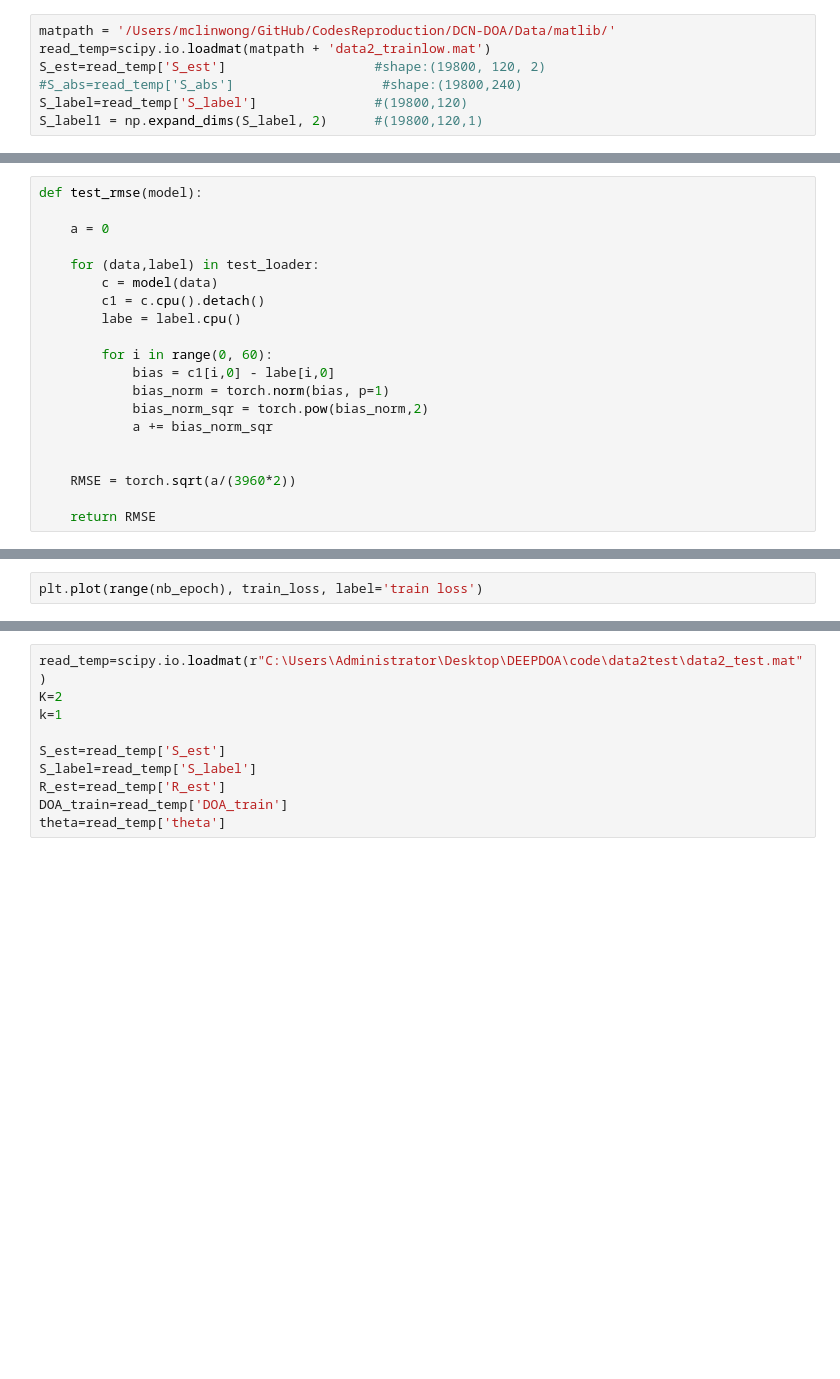
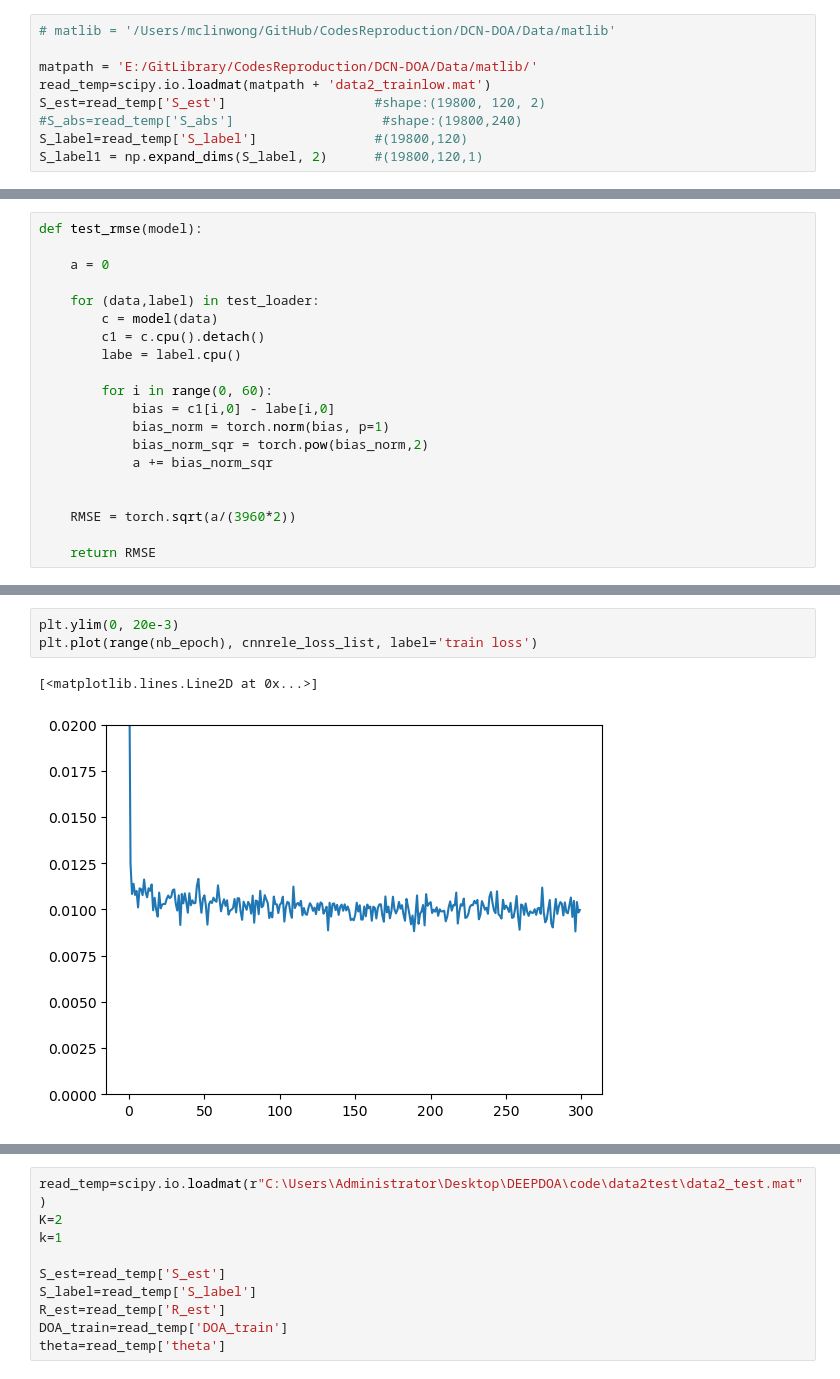
Before and after one commit to McLinWxl/CodesReproduction, a Jupyter notebook: DCN-DOA/DEEPDOA/DOA pytorch 4.16.ipynb, the cells around one changed output, grey strips where cells are left out. Saved outputs shown, nothing was run; the diff lists cells and outputs as text; blank space fills up the shorter version.

```diff
--- a/DCN-DOA/DEEPDOA/DOA pytorch 4.16.ipynb
+++ b/DCN-DOA/DEEPDOA/DOA pytorch 4.16.ipynb
@@ -12,7 +12,9 @@ from sklearn.model_selection import train_test_split
 import pandas as pd
 from torch.nn import init
 # %%
-matpath = '/Users/mclinwong/GitHub/CodesReproduction/DCN-DOA/Data/matlib/'
+# matlib = '/Users/mclinwong/GitHub/CodesReproduction/DCN-DOA/Data/matlib'
+
+matpath = 'E:/GitLibrary/CodesReproduction/DCN-DOA/Data/matlib/'
 read_temp=scipy.io.loadmat(matpath + 'data2_trainlow.mat')
 S_est=read_temp['S_est']                   #shape:(19800, 120, 2)
 #S_abs=read_temp['S_abs']                   #shape:(19800,240)
@@ -186,4 +218,8 @@ KeyboardInterrupt:
 # %%
-plt.plot(range(nb_epoch), train_loss, label='train loss')
+plt.ylim(0, 20e-3)
+plt.plot(range(nb_epoch), cnnrele_loss_list, label='train loss')
+# %% [output]
+[<matplotlib.lines.Line2D at 0x...>]
+[figure, added]
 # %%
 #cnn+tanh
```
Also changed, not shown: parts of 7 cells of this notebook.
